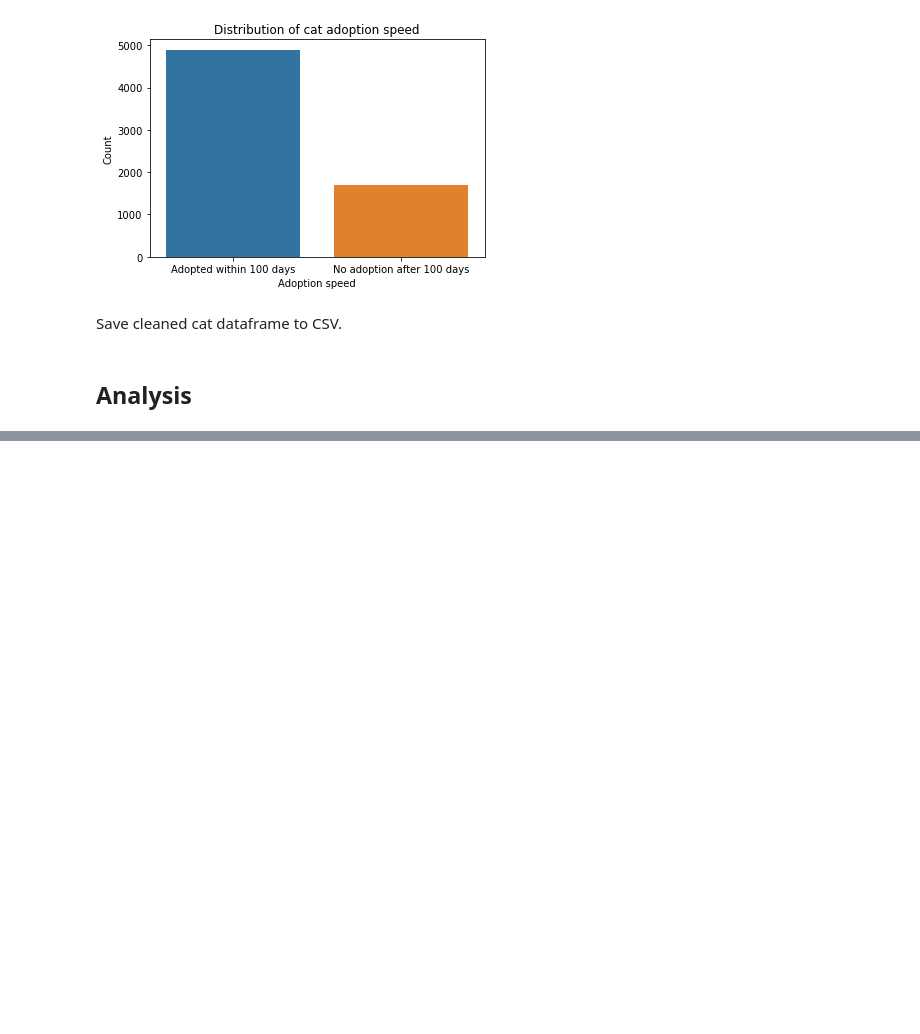
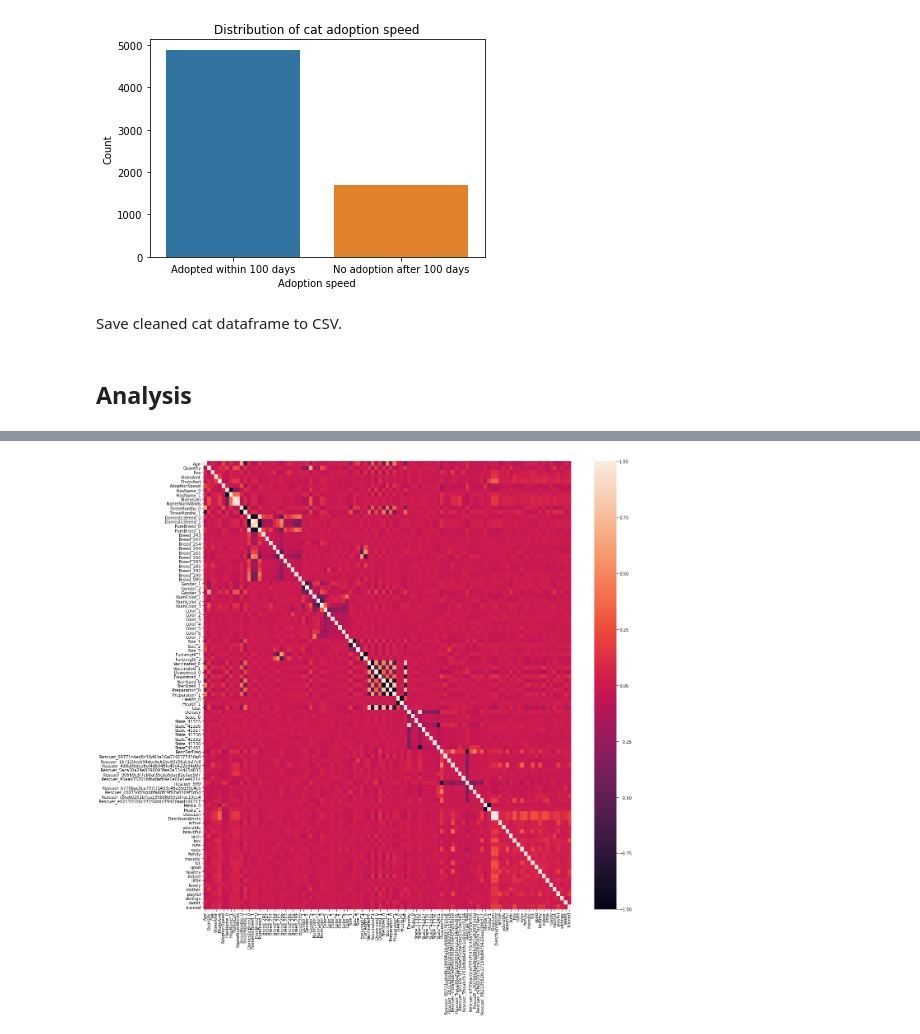
Before and after one commit to simonatso/pet-adoption, a Jupyter notebook: Cleaned data exploration.ipynb, the cells around one changed output, grey strips where cells are left out. Cells and saved outputs as stored; diff of their text form; code cells hidden in the pictures; blank space fills up the shorter version.

```diff
--- a/Cleaned data exploration.ipynb
+++ b/Cleaned data exploration.ipynb
@@ -135,0 +177,7 @@ catData.to_csv(r'cleanedCatData.csv', index = True, header=True)
+# %%
+plt.figure(figsize=(20,20))
+catCorr = catData.corr()
+sns.heatmap(catCorr, xticklabels=True, yticklabels=True)
+plt.show()
+# %% [output]
+[figure, added]
```
Also changed, not shown: parts of 20 cells of this notebook.
